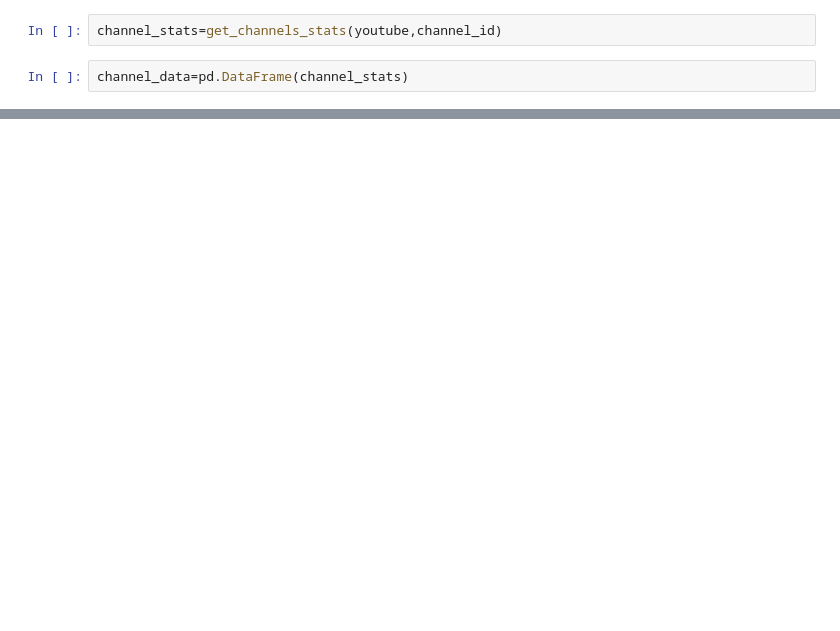
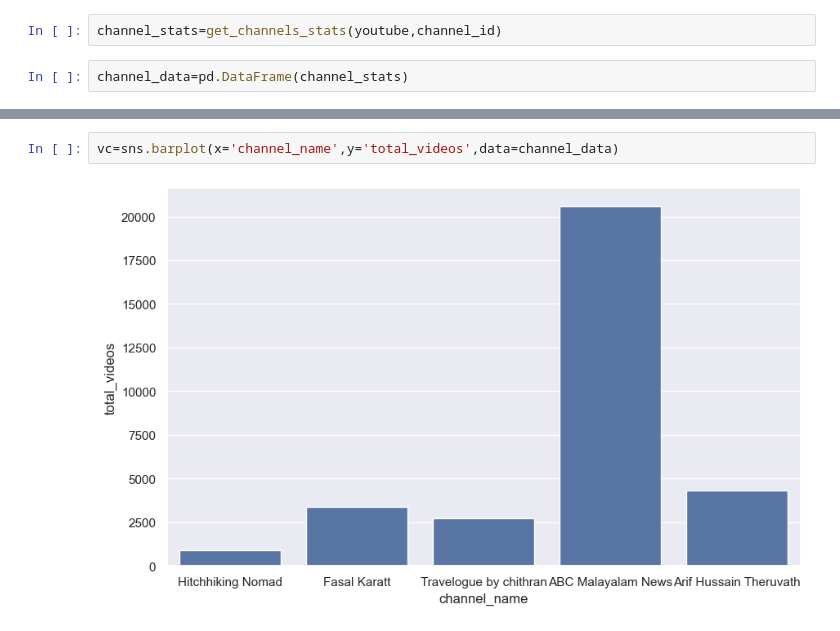
Before and after one commit to junaidkaratt/Youtube_analysis, a Jupyter notebook: index.ipynb, the cells around one changed output, grey strips where cells are left out. Drawn from its saved outputs; the diff is of its cells as text; blank space fills up the shorter version.

```diff
--- a/index.ipynb
+++ b/index.ipynb
@@ -57,0 +66,4 @@ vc=sns.barplot(x='channel_name',y='view_count',data=channel_data)
+# %%
+vc=sns.barplot(x='channel_name',y='total_videos',data=channel_data)
+# %% [output]
+[figure, added]
```
Also changed, not shown: parts of 11 cells of this notebook.
